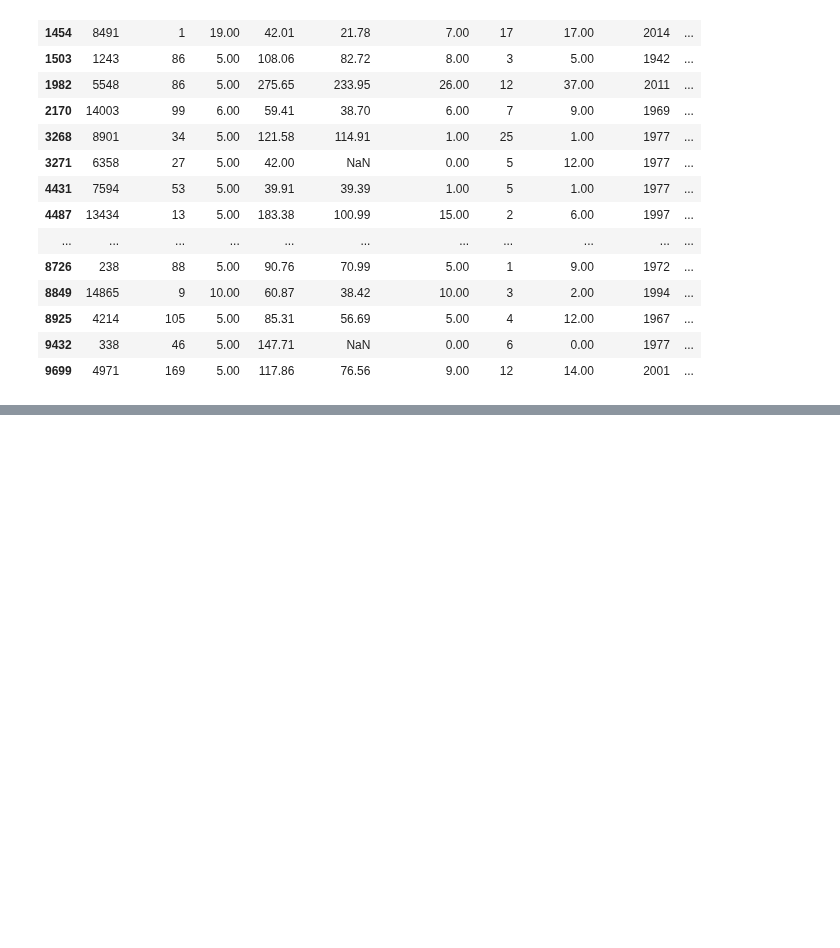
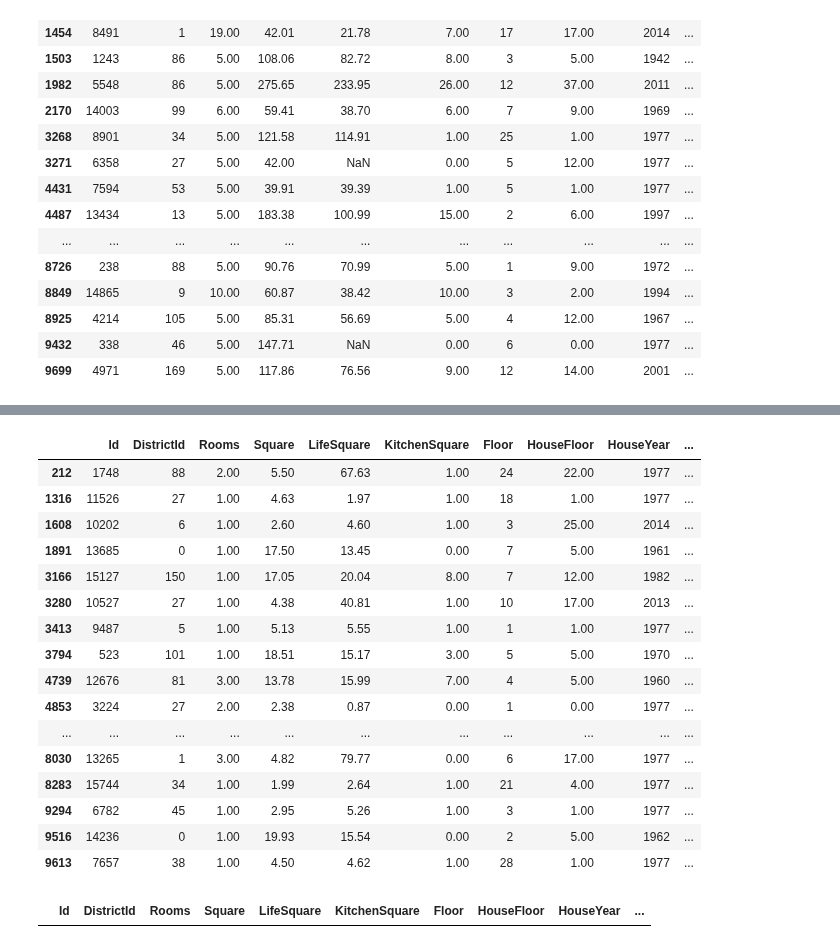
Before and after one commit to uc20100/Python-for-Data-Science, a Jupyter notebook: course_project.ipynb, the cells around one changed output, grey strips where cells are left out. Drawn from its saved outputs; the diff is of its cells as text; code cells hidden in the pictures; blank space fills up the shorter version.

```diff
--- a/course_project.ipynb
+++ b/course_project.ipynb
@@ -513,0 +662,3 @@ print(emission_test(ds=X, col_test=['Rooms'])[0])
+# %%
+# Заменим все года постройки, которые больше текущего года на медиану
+X.loc[X['KitchenSquare'] > 35, ['KitchenSquare']] = X['KitchenSquare'].median()
@@ -513,0 +743,26 @@ print(emission_test(ds=X, col_test=['Rooms'])[0])
+# %%
+# Посмотрим квартиры < 20 м
+X.query('(Square < 20)')
+# %% [output]
+|  | Id | DistrictId | Rooms | Square | LifeSquare | KitchenSquare | Floor | HouseFloor | HouseYear | ... |
+| 212 | 1748 | 88 | 2.00 | 5.50 | 67.63 | 1.00 | 24 | 22.00 | 1977 | ... |
+| 1316 | 11526 | 27 | 1.00 | 4.63 | 1.97 | 1.00 | 18 | 1.00 | 1977 | ... |
+| 1608 | 10202 | 6 | 1.00 | 2.60 | 4.60 | 1.00 | 3 | 25.00 | 2014 | ... |
+| 1891 | 13685 | 0 | 1.00 | 17.50 | 13.45 | 0.00 | 7 | 5.00 | 1961 | ... |
+| 3166 | 15127 | 150 | 1.00 | 17.05 | 20.04 | 8.00 | 7 | 12.00 | 1982 | ... |
+| 3280 | 10527 | 27 | 1.00 | 4.38 | 40.81 | 1.00 | 10 | 17.00 | 2013 | ... |
+| 3413 | 9487 | 5 | 1.00 | 5.13 | 5.55 | 1.00 | 1 | 1.00 | 1977 | ... |
+| 3794 | 523 | 101 | 1.00 | 18.51 | 15.17 | 3.00 | 5 | 5.00 | 1970 | ... |
+| 4739 | 12676 | 81 | 3.00 | 13.78 | 15.99 | 7.00 | 4 | 5.00 | 1960 | ... |
+| 4853 | 3224 | 27 | 2.00 | 2.38 | 0.87 | 0.00 | 1 | 0.00 | 1977 | ... |
+| ... | ... | ... | ... | ... | ... | ... | ... | ... | ... | ... |
+| 8030 | 13265 | 1 | 3.00 | 4.82 | 79.77 | 0.00 | 6 | 17.00 | 1977 | ... |
+| 8283 | 15744 | 34 | 1.00 | 1.99 | 2.64 | 1.00 | 21 | 4.00 | 1977 | ... |
+| 9294 | 6782 | 45 | 1.00 | 2.95 | 5.26 | 1.00 | 3 | 1.00 | 1977 | ... |
+| 9516 | 14236 | 0 | 1.00 | 19.93 | 15.54 | 0.00 | 2 | 5.00 | 1962 | ... |
+| 9613 | 7657 | 38 | 1.00 | 4.50 | 4.62 | 1.00 | 28 | 1.00 | 1977 | ... |
+# %%
+# Посмотрим квартиры 1 м
+X.query('(Square == 1)')
+# %% [output]
+|  | Id | DistrictId | Rooms | Square | LifeSquare | KitchenSquare | Floor | HouseFloor | HouseYear | ... |
```
Also changed, not shown: parts of 46 cells of this notebook.
